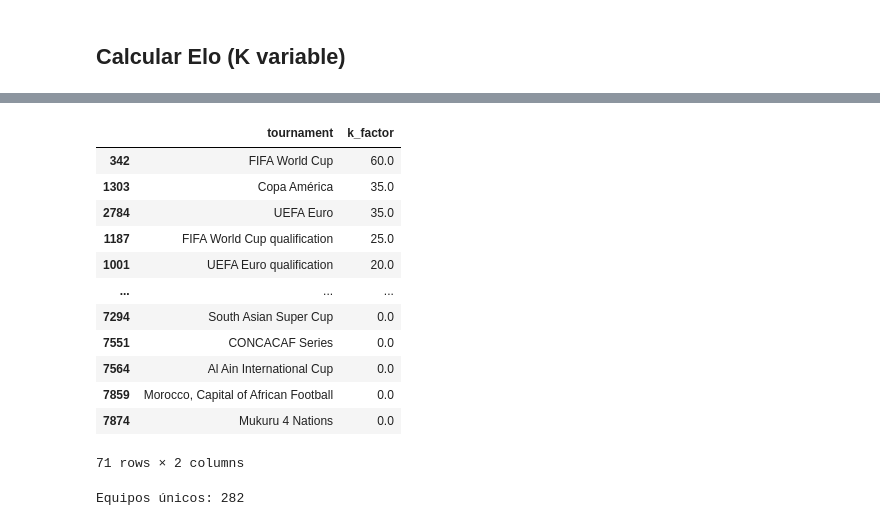
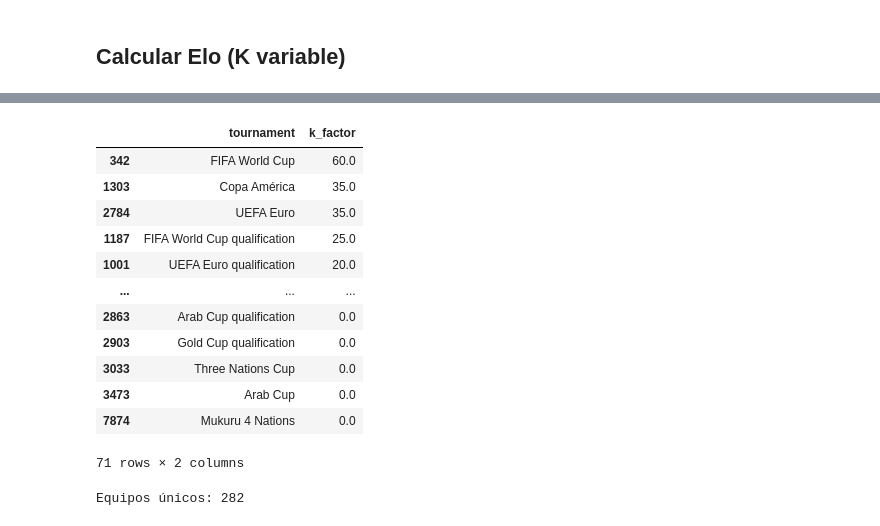
Before and after one commit to frr05/mundial-2026, a Jupyter notebook: analysis_v2.ipynb, the cells around one changed output, grey strips where cells are left out. Drawn from its saved outputs; the diff is of its cells as text; code cells hidden in the pictures.

```diff
--- a/analysis_v2.ipynb
+++ b/analysis_v2.ipynb
@@ -39,50 +40,38 @@ South Asian Super Cup                      1
 Name: count, Length: 71, dtype: int64
 # %%
 # Diccionario K por torneo
-
-k_values = {
-
-
+K_VALUES = {
     # Mundial
     'FIFA World Cup': 60,
-
     # Clasificatorias
     'FIFA World Cup qualification': 25,
-
     # Europa
     'UEFA Euro': 35,
     'UEFA Euro qualification': 20,
     'UEFA Nations League': 15,
-
     # Sudamérica
     'Copa América': 35,
-
     # Amistosos
     'Friendly': 5,
-
 }
 
+# Asignar K
+matches['k_factor'] = matches['tournament'].map(K_VALUES).fillna(0)
 
-# Asignar K
-matches['k_factor'] = matches['tournament'].map(k_values)
-
-# Valor por defecto para torneos no definidos
-matches['k_factor'] = matches['k_factor'].fillna(0)
-
-# Revisar
+# Revisar valores
 matches[['tournament', 'k_factor']].drop_duplicates().sort_values('k_factor', ascending=False)
 # %% [output]
 |  | tournament | k_factor |
 | 342 | FIFA World Cup | 60.0 |
 | 1303 | Copa América | 35.0 |
 | 2784 | UEFA Euro | 35.0 |
 | 1187 | FIFA World Cup qualification | 25.0 |
 | 1001 | UEFA Euro qualification | 20.0 |
 | ... | ... | ... |
-| 7294 | South Asian Super Cup | 0.0 |
-| 7551 | CONCACAF Series | 0.0 |
-| 7564 | Al Ain International Cup | 0.0 |
-| 7859 | Morocco, Capital of African Football | 0.0 |
+| 2863 | Arab Cup qualification | 0.0 |
+| 2903 | Gold Cup qualification | 0.0 |
+| 3033 | Three Nations Cup | 0.0 |
+| 3473 | Arab Cup | 0.0 |
 | 7874 | Mukuru 4 Nations | 0.0 |
 71 rows × 2 columns
 # %%
```
Also changed, not shown: parts of 16 cells of this notebook, 2 other files.
